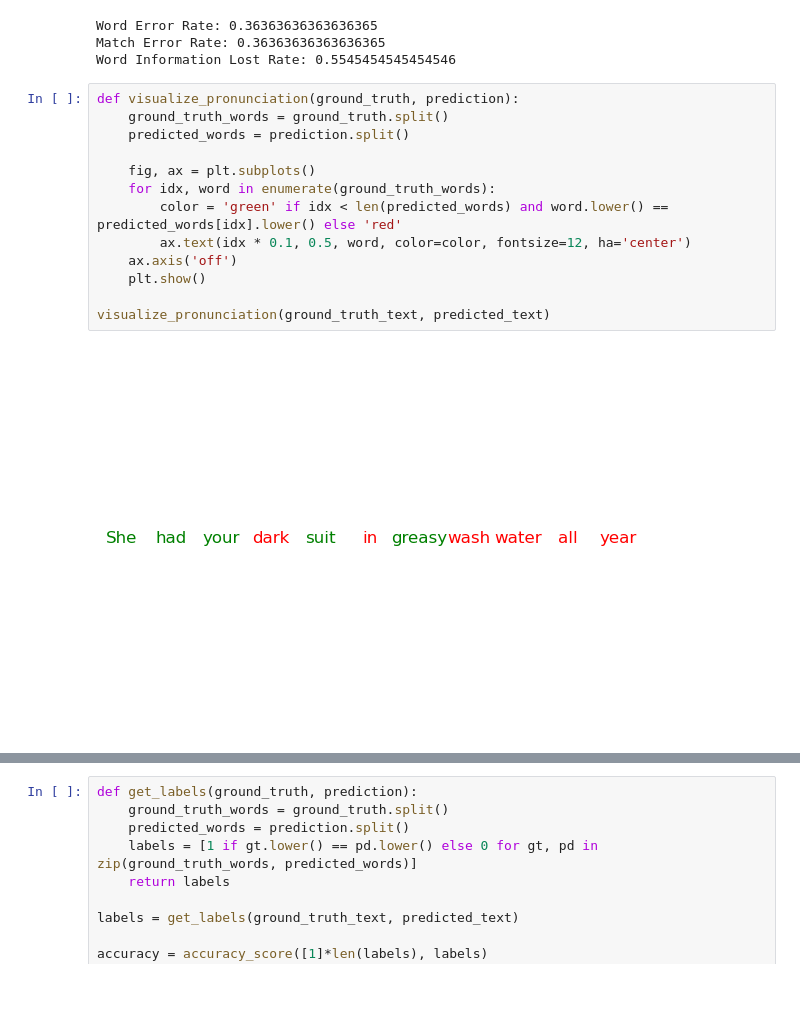
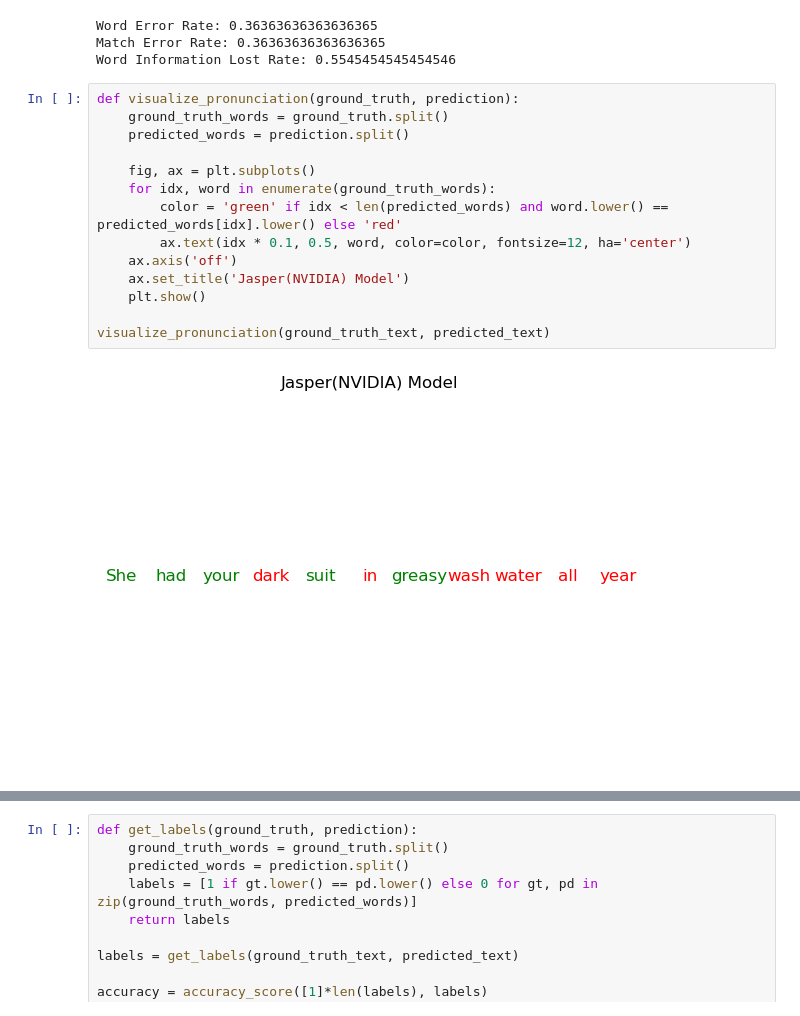
Before and after one commit to Jonam-2004/voice-based-pronunciation-prediction, a Jupyter notebook: Jasper.ipynb, the cells around one changed output, grey strips where cells are left out. Cells and saved outputs as stored; diff of their text form; blank space fills up the shorter version.

Commit message:
updated models

```diff
--- a/Jasper.ipynb
+++ b/Jasper.ipynb
@@ -66,15 +66,16 @@ Word Information Lost Rate: 0.5545454545454546
 # %%
 def visualize_pronunciation(ground_truth, prediction):
     ground_truth_words = ground_truth.split()
     predicted_words = prediction.split()
 
     fig, ax = plt.subplots()
     for idx, word in enumerate(ground_truth_words):
         color = 'green' if idx < len(predicted_words) and word.lower() == predicted_words[idx].lower() else 'red'
         ax.text(idx * 0.1, 0.5, word, color=color, fontsize=12, ha='center')
     ax.axis('off')
+    ax.set_title('Jasper(NVIDIA) Model')
     plt.show()
 
 visualize_pronunciation(ground_truth_text, predicted_text)
 # %% [output]
-[figure, old version]
+[figure, new version]
```
Also changed, not shown: parts of 5 cells of this notebook, 5 other files.
